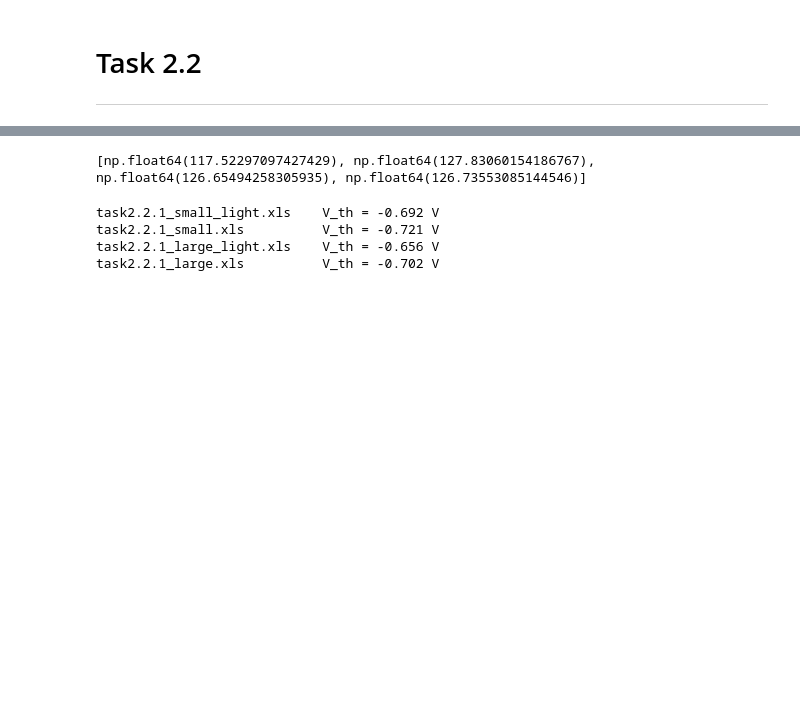
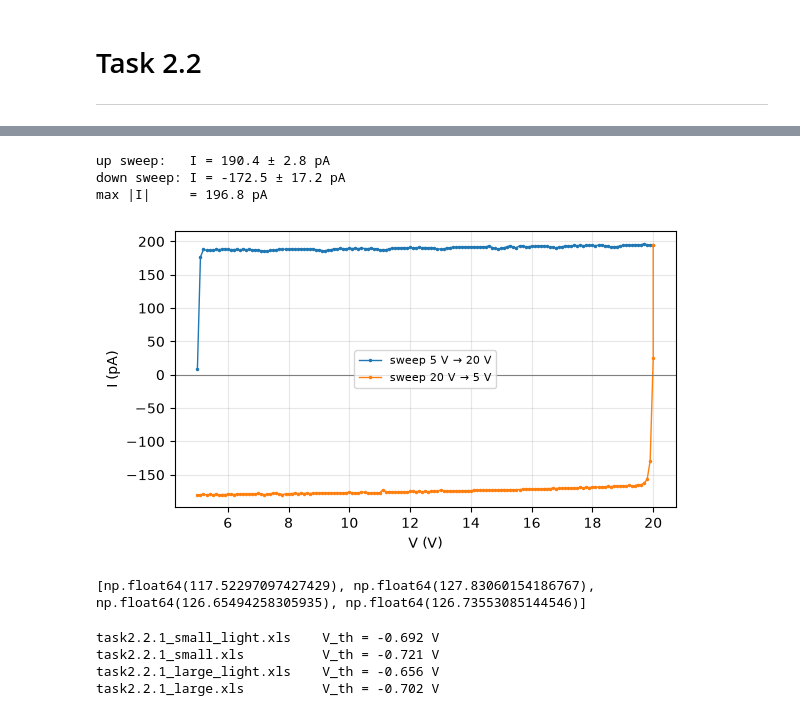
Before and after one commit to Klamsi21/SemiConductorPhysics, a Jupyter notebook: ElectricalCharacterisation/analysis/diode/scripts/evaluation.ipynb, the cells around one changed output, grey strips where cells are left out. Cells and saved outputs as stored; diff of their text form; code cells hidden in the pictures; blank space fills up the shorter version.

```diff
--- a/ElectricalCharacterisation/analysis/diode/scripts/evaluation.ipynb
+++ b/ElectricalCharacterisation/analysis/diode/scripts/evaluation.ipynb
@@ -10,3 +43,33 @@ from scipy.stats import linregress
+# %%
+# Task 2.2.1: open-circuit measurement (tip lifted) -> minimum measurable current
+df = pd.read_excel("../data/task2.2.1.xls")
+V, I = df["V_Pos"].to_numpy(), df["I_Pos"].to_numpy()
+
+turn = np.argmax(V)                       # sweep goes 5 V -> 20 V -> 5 V
+up, down = slice(0, turn + 1), slice(turn, None)
+
+# plateaus (first/last point and turning point excluded)
+I_up, I_down = I[1:turn], I[turn + 1:-1]
+print(f"up sweep:   I = {I_up.mean() * 1e12:.1f} ± {I_up.std() * 1e12:.1f} pA")
+print(f"down sweep: I = {I_down.mean() * 1e12:.1f} ± {I_down.std() * 1e12:.1f} pA")
+print(f"max |I|     = {np.abs(I).max() * 1e12:.1f} pA")
+
+fig, ax = plt.subplots(figsize=(6, 3.5))
+ax.plot(V[up], I[up] * 1e12, ".-", ms=3, lw=1, color="C0", label="sweep 5 V → 20 V")
+ax.plot(V[down], I[down] * 1e12, ".-", ms=3, lw=1, color="C1", label="sweep 20 V → 5 V")
+ax.axhline(0, color="gray", lw=0.8)
+ax.set_xlabel("V (V)")
+ax.set_ylabel("I (pA)")
+ax.grid(alpha=0.3)
+ax.legend(fontsize=8)
+fig.tight_layout()
+plt.savefig("../../../figures/diode_open_circuit.pdf")
+plt.show()
+# %% [output]
+up sweep:   I = 190.4 ± 2.8 pA
+down sweep: I = -172.5 ± 17.2 pA
+max |I|     = 196.8 pA
+[figure, added]
 # %%
 def linear(x, a, b):
     return a * x + b
```
Also changed, not shown: parts of 1 cell of this notebook, 1 other file.
